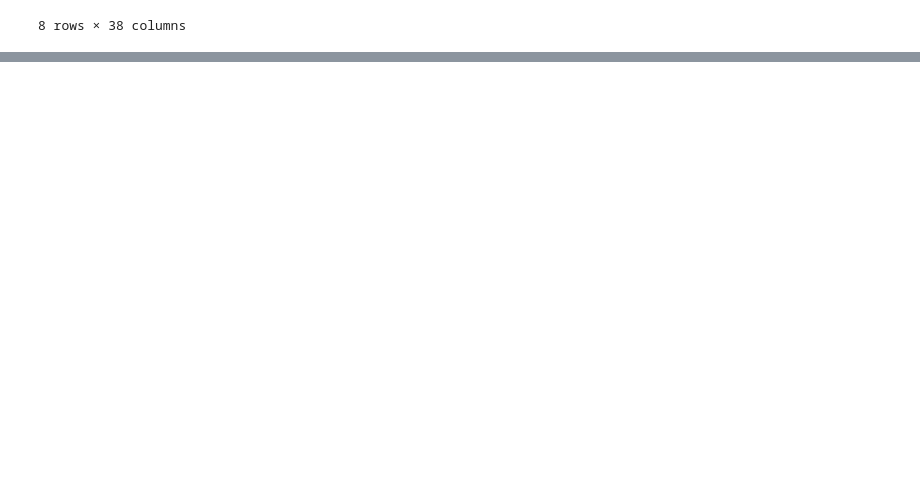
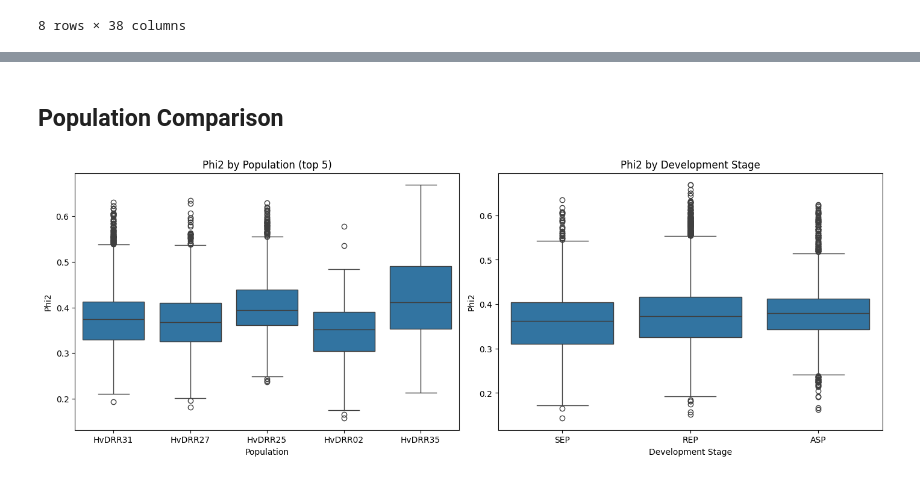
Before and after one commit to Computational-Biology-Aachen/2026-photosynthesis-hackathon-template, a Jupyter notebook: 07-barley-germany.ipynb, the cells around one changed output, grey strips where cells are left out. Saved outputs shown, nothing was run; the diff lists cells and outputs as text; code cells hidden in the pictures; blank space fills up the shorter version.

```diff
--- a/07-barley-germany.ipynb
+++ b/07-barley-germany.ipynb
@@ -165,0 +203,19 @@ df.describe()
+# %% [markdown]
+## Population Comparison
+# %%
+top5 = df["Population"].value_counts().head(5).index.tolist()
+df_top5 = df[df["Population"].isin(top5)]
+
+fig, axes = plt.subplots(1, 2, figsize=(14, 5), layout="constrained")
+
+sns.boxplot(data=df_top5, x="Population", y="Phi2", order=top5, ax=axes[0])
+axes[0].set(title="Phi2 by Population (top 5)", xlabel="Population", ylabel="Phi2")
+
+sns.boxplot(data=df, x="development_stage", y="Phi2", ax=axes[1])
+axes[1].set(
+    title="Phi2 by Development Stage", xlabel="Development Stage", ylabel="Phi2"
+)
+
+plt.show()
+# %% [output]
+[figure, added]
```
Also changed, not shown: parts of 5 cells of this notebook, 6 other files.
